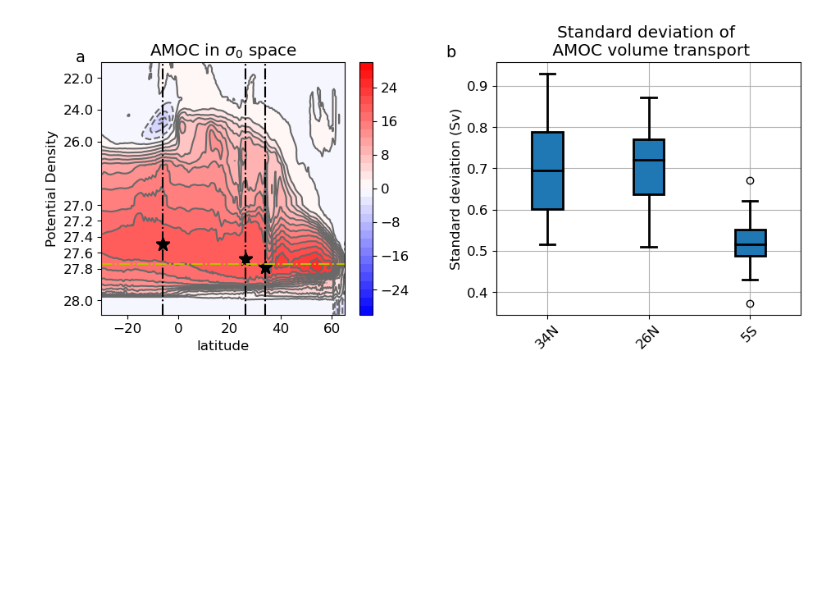
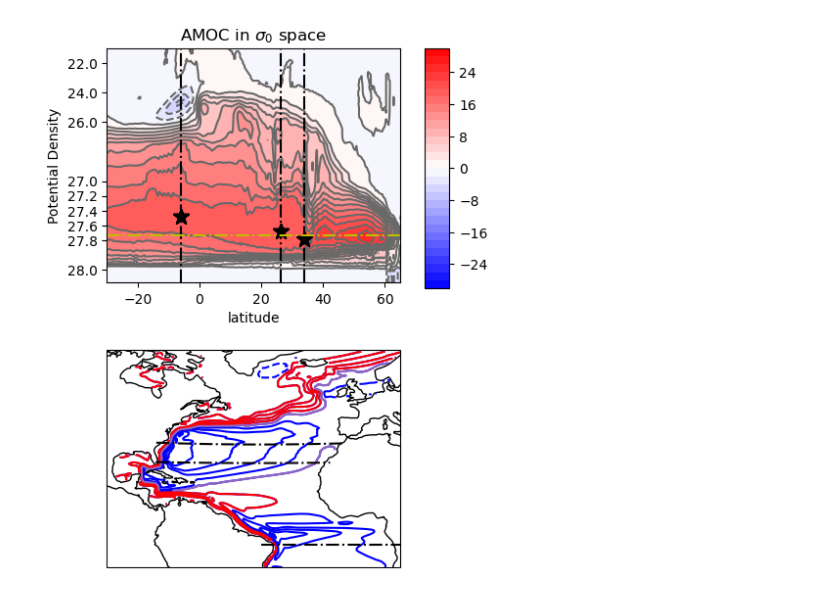
Before and after one commit to cspencerjones/amoc_heat_code, a Jupyter notebook: figure_3.ipynb, the cells around one changed output. Drawn from its saved outputs; the diff is of its cells as text; code cells hidden in the pictures; blank space fills up the shorter version.

Commit message:
Updated figure 3 and removed figure 2

```diff
--- a/figure_3.ipynb
+++ b/figure_3.ipynb
@@ -161,12 +192,25 @@ df_corr = pd.DataFrame({'corr_26':corr_26.values,'corr_5S':corr_5S.values},index
+# %%
+
+lons_40 = atl_mask.TLONG[286,23:90].values
+lons_40[lons_40>180] = lons_40[lons_40>180]-360
+lats_40 = atl_mask.TLAT[286,23:90].values
+
+
+lons_26 = atl_mask.TLONG[270,23:85].values
+lons_26[lons_26>180] = lons_26[lons_26>180]-360
+lats_26 = atl_mask.TLAT[270,23:85].values
+
+lons_m5 = atl_mask.TLONG[163,60:125].values
+lons_m5[lons_m5>180] = lons_m5[lons_m5>180]-360
+lats_m5 = atl_mask.TLAT[163,60:125].values
 # %%
-import matplotlib.gridspec as gridspec
+import cartopy.crs as ccrs
+import cartopy
 
-plt.rcParams.update({'font.size': 12})
+fig = plt.figure(figsize=(5,7))
+gs = fig.add_gridspec(2, 1, figure=fig)
 
-fig = plt.figure(figsize=(11,4),constrained_layout=True)
-gs = gridspec.GridSpec(1, 2,hspace=0.9,wspace=0.3)
-
-ax1 = fig.add_subplot(gs[0:2,0])
+ax1 = fig.add_subplot(gs[0, 0])
 
 cs = plt.contourf(grid0.TLAT.mean('nlon').values,stretch(rho_axis[0:-1]),
              (MOC.sel(member_id=1,time=slice('1980-01-01','2016-01-01')).mean('time').sum('nlon').cumsum('PD')/10**6).squeeze().values.T,
@@ -180,52 +224,66 @@ plt.ylabel('Potential Density')
 plt.xlabel('latitude')
 
 plt.title('AMOC in $\sigma_0$ space')
-plt.text(-40, stretch(np.array([20])), 'a',fontsize=14)
 
-plt.colorbar(cs)
-
-
-#hloc = stretch(np.asarray([27.715, 27.715]))
-#plt.plot([40, 40],[hloc,hloc],marker='*',markersize=12,color='k')
-#plt.axvline(40,color='k',lw=1.5,ls='-.')
 
 hloc = stretch(np.asarray([27.785, 27.785]))
 plt.plot([34, 34],[hloc,hloc],marker='*',markersize=12,color='k')
 plt.axvline(34,color='k',lw=1.5,ls='-.')
 
 hloc = stretch(np.asarray([27.68, 27.68]))
 plt.plot([26.2, 26.2],[hloc,hloc],marker='*',markersize=12,color='k')
 plt.axvline(26.2,color='k',lw=1.5,ls='-.')
 
 
 hloc = stretch(np.asarray([27.49, 27.49]))
 plt.plot([-6, -6],[hloc,hloc],marker='*',markersize=12,color='k')
 plt.axvline(-6,color='k',lw=1.5,ls='-.')
 
 hloc = stretch(np.asarray([27.74, 27.74]))
 plt.axhline(hloc[0],color='y',lw=1.5,ls='-.')
 
 plt.xlim(-30,65)
 plt.gca().invert_yaxis()
 
-ax2 = fig.add_subplot(gs[0:2,1])
-boxprops = dict(linewidth=2.0, color='black')
-whiskerprops = dict(linestyle='-',linewidth=2.0, color='black')
-medianprops = dict(linestyle='-',linewidth=2.0, color='black')
-capprops = dict(linestyle='-',linewidth=2.0, color='black')
-ax5,row = df_std.boxplot(patch_artist=True,rot=45,figsize=(6, 8),return_type='both',
-                     boxprops=boxprops, whiskerprops=whiskerprops, medianprops=medianprops, capprops=capprops)
-plt.ylabel('Standard deviation (Sv)')
-plt.title('Standard deviation of \n AMOC volume transport')
-plt.xticks([1, 2,3], ['34N','26N','5S'])
-plt.text(0, 0.97, 'b',fontsize=14)
+fig.subplots_adjust(right=0.8)
+cbar_ax = fig.add_axes([0.85, 0.53, 0.05, 0.35])
+fig.colorbar(cs, cax=cbar_ax)
+
+ax = fig.add_subplot(gs[1, 0], projection=ccrs.PlateCarree())
+
+ds_out = xr.Dataset({'lat': (['lat'], np.arange(-15, 70, 0.5)),
+                     'lon': (['lon'], np.arange(-100, 15, 0.1)),
+                    }
+                   )
+
+transport_sf = ((transport_above.mean('time')).cumsum('nlon')*maskS).rename({'TLONG':'lon','TLAT':'lat'}).drop_vars(['ULONG','ULAT']).load()
+regridder = xe.Regridder(transport_sf, ds_out, 'bilinear')
+dr_out = regridder(transport_sf)
 
 
 
-#plt.tight_layout()
+ax.coastlines()
+
+cs=ax.contour(dr_out.lon,dr_out.lat,dr_out.values/10**6,levels=np.arange(-30,50,5),colors='b',
+                          transform = ccrs.PlateCarree())
+
+ax.contour(dr_out.lon,dr_out.lat,dr_out.values/10**6,levels=np.arange(0,20,5),colors='r',
+                          transform = ccrs.PlateCarree())
+
+ax.contour(dr_out.lon,dr_out.isel(lat=slice(60,180)).lat,dr_out.isel(lat=slice(60,180)).values/10**6,levels=[-20,20],colors='tab:purple',
+                          transform = ccrs.PlateCarree())
+
+ax.plot(lons_26,lats_26,'k',transform = ccrs.PlateCarree(),linestyle='-.')
+ax.plot(lons_m5,lats_m5,'k',transform = ccrs.PlateCarree(),linestyle='-.')
+
+ax.plot(lons_40,lats_40,'k',transform = ccrs.PlateCarree(),linestyle='-.')
+
+ax.set_extent([-100, 15, -15, 70], crs=ccrs.PlateCarree())
+
+plt.subplots_adjust(hspace=0.25,left=0.2)
 
 fig = plt.gcf()
-fig.subplots_adjust(bottom=0.1, top=0.9, left=0.1,wspace=0.1)
-fig.savefig('figures_34/MOC_multilat.png')
+#fig.subplots_adjust(bottom=0.1, top=0.9, left=0.1,wspace=0.1)
+fig.savefig('MOC_pseudo.png')
 # %% [output]
-[figure, old version]
+[figure, new version]
```
Also changed, not shown: parts of 15 cells of this notebook, 1 other file.
